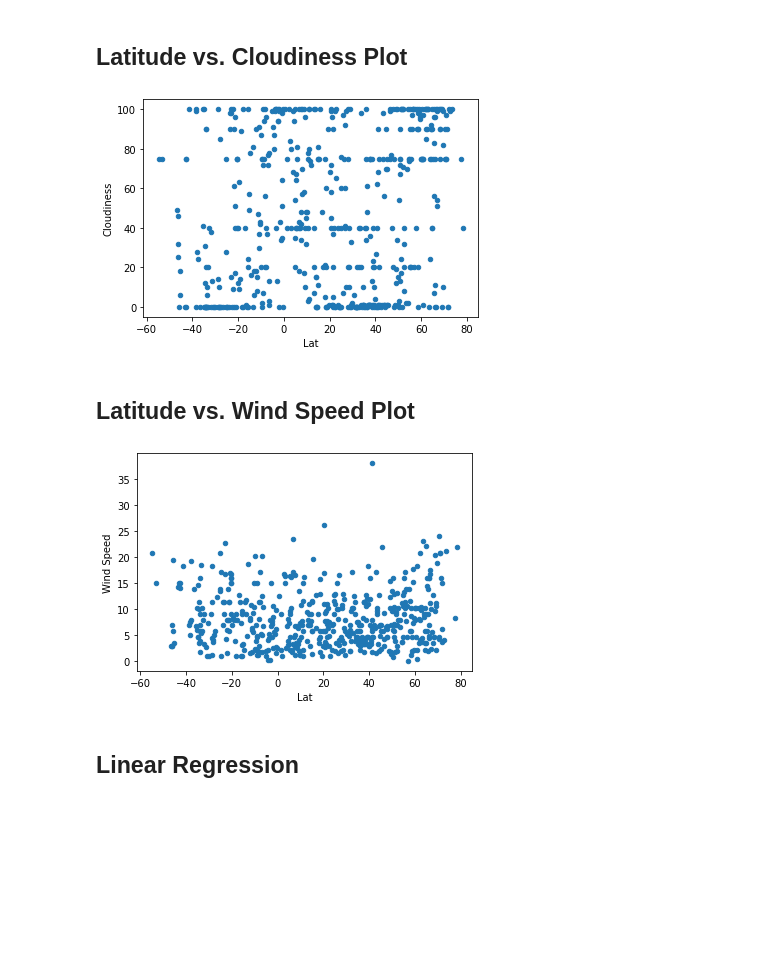
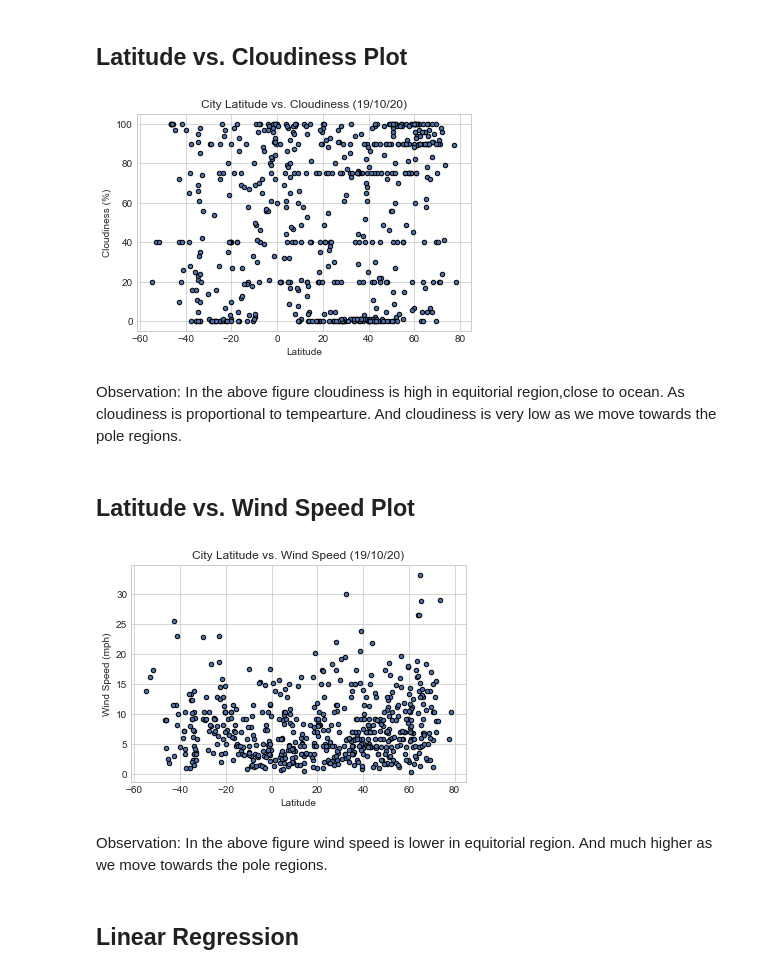
Before and after one commit to RynnAethelWulf/python-api-challenge, a Jupyter notebook: WeatherPy/WeatherPy.ipynb, the cells around one changed output. Saved outputs shown, nothing was run; the diff lists cells and outputs as text; code cells hidden in the pictures; blank space fills up the shorter version.

```diff
--- a/WeatherPy/WeatherPy.ipynb
+++ b/WeatherPy/WeatherPy.ipynb
@@ -7,4 +7,5 @@
 # %%
+#importing necessary modules
 import concurrent.futures
 import requests
 from pprint import pprint
@@ -16,9 +17,13 @@ import numpy
 import pandas as pd
 import matplotlib.pyplot as plt
 import time
+from scipy.stats import linregress
+
 %matplotlib inline
+plt.style.use('seaborn-whitegrid')
 
-CITIES_TOT = 1400
-SETS_NUM = 50
+#To get more 500 cities
+CITIES_TOT = 1600
+SETS_NUM = 150
 API_KEY = os.environ.get('API_WEATHER_KEY')
 # %%
@@ -254,16 +277,28 @@ plt.show()
 # %% [markdown]
 ## Latitude vs. Cloudiness Plot
 # %%
-clean_city_data.plot(kind='scatter',x = 'Lat',y ='Cloudiness' )
+clean_city_data.plot(kind='scatter',x = 'Lat',y ='Cloudiness',edgecolor='black' )
+plt.title("City Latitude vs. Cloudiness (19/10/20)")
+plt.ylabel('Cloudiness (%)')
+plt.xlabel('Latitude')
 plt.show()
 # %% [output]
-[figure, old version]
+[figure, new version]
+# %% [markdown]
+Observation:
+In the above figure cloudiness is high in equitorial region,close to ocean. As cloudiness is proportional to tempearture. And cloudiness is very low as we move towards the pole regions.
 # %% [markdown]
 ## Latitude vs. Wind Speed Plot
 # %%
-clean_city_data.plot(kind='scatter',x = 'Lat',y ='Wind Speed' )
+clean_city_data.plot(kind='scatter',x = 'Lat',y ='Wind Speed',edgecolor='black' )
+plt.title("City Latitude vs. Wind Speed (19/10/20)")
+plt.ylabel('Wind Speed (mph)')
+plt.xlabel('Latitude')
 plt.show()
 # %% [output]
-[figure, old version]
+[figure, new version]
+# %% [markdown]
+Observation:
+In the above figure wind speed is lower in equitorial region. And much higher as we move towards the pole regions.
 # %% [markdown]
 ## Linear Regression
```
Also changed, not shown: parts of 44 cells of this notebook, 3 other files.
